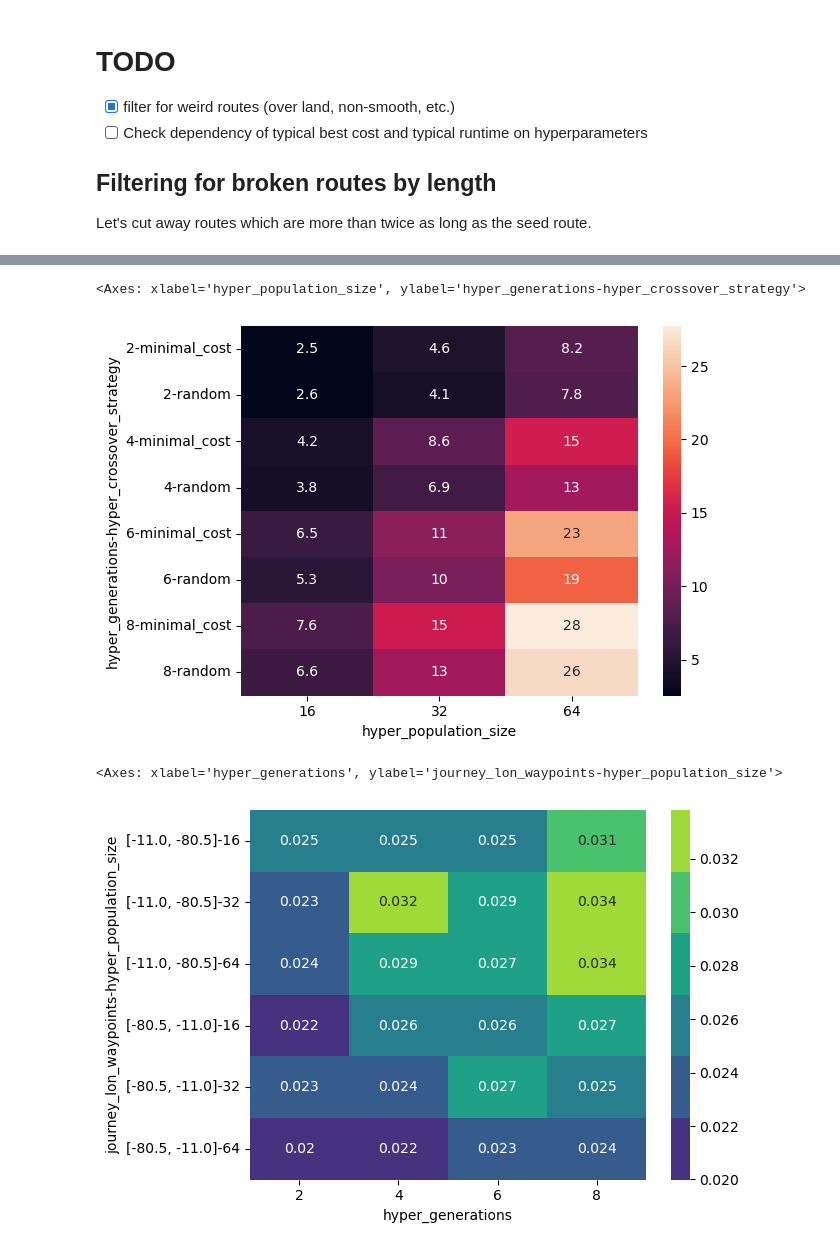
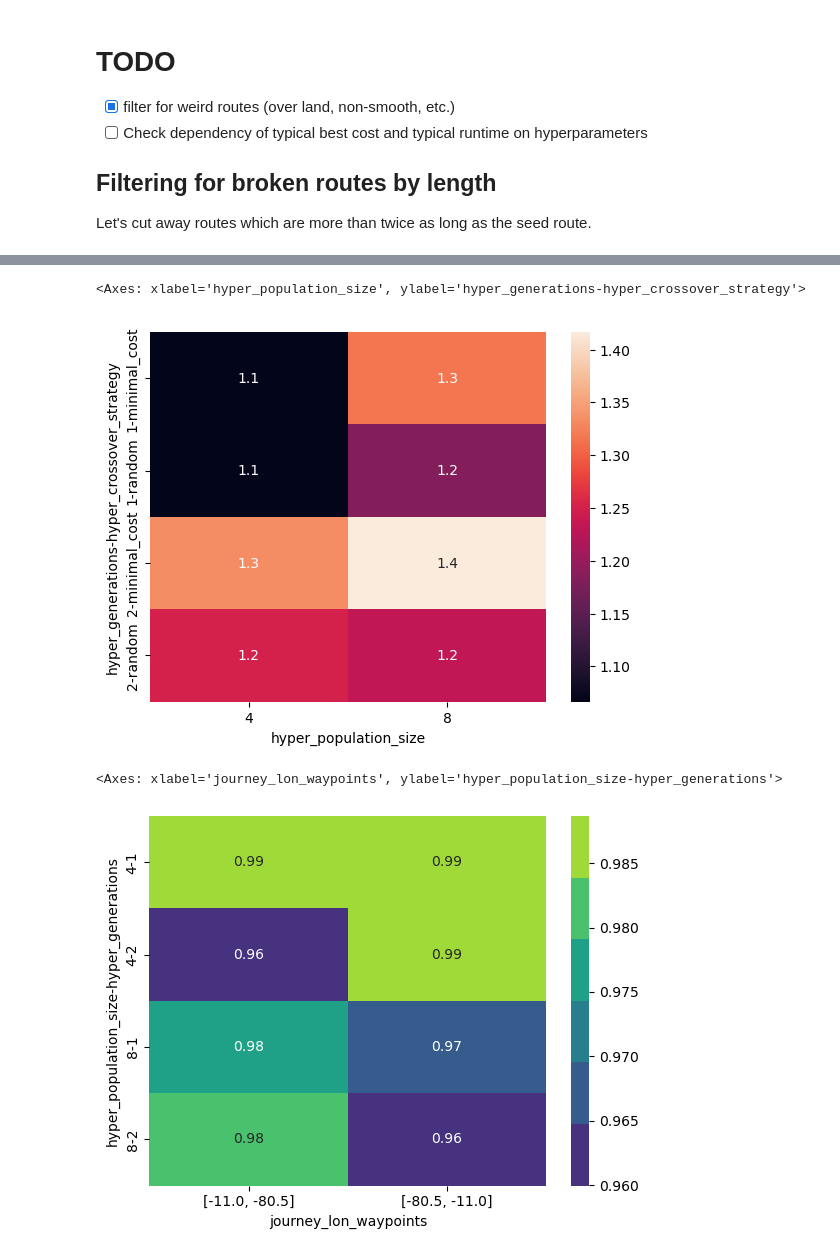
Before and after one commit to willirath/ship_routing, a Jupyter notebook: tuning/hyperparameter_tuning.ipynb, the cells around one changed output, grey strips where cells are left out. Saved outputs shown, nothing was run; the diff lists cells and outputs as text; code cells hidden in the pictures.

```diff
--- a/tuning/hyperparameter_tuning.ipynb
+++ b/tuning/hyperparameter_tuning.ipynb
@@ -23,5 +27,5 @@ from tqdm.auto import tqdm
 # %%
-data_file = Path("../../tuning_results/results.msgpack")
+data_file = Path("results/results_testing_19429596.msgpack")
 # %%
 def load_results(msgpack_file: str, nitems: int = None) -> dict[str, RoutingResult]:
     """Load all results from msgpack file.
@@ -45,7 +49,7 @@ def load_results(msgpack_file: str, nitems: int = None) -> dict[str, RoutingResu
         key: RoutingResult.from_msgpack(value) for key, value in tqdm(list(raw_results.items())[:nitems])
     }
 # %%
-results = load_results(data_file, 1_000)
+results = load_results(data_file, 2000)
 # %%
 len(results)
 # %% [output]
@@ -388,21 +407,21 @@ sns.heatmap(
 )
 # %% [output]
 <Axes: xlabel='hyper_population_size', ylabel='hyper_generations-hyper_crossover_strategy'>
-[figure, old version]
+[figure, new version]
 # %%
 sns.heatmap(
     df_merged
     .groupby(['journey_lon_waypoints', 'hyper_population_size', 'hyper_generations'])
     .elite_cost_relative
     # .quantile(np.linspace(0, 1, 11))
-    .std()
-    .unstack(-1),
+    .median()
+    .unstack(0),
     annot=True,
     cmap=sns.color_palette("viridis")
 )
 # %% [output]
-<Axes: xlabel='hyper_generations', ylabel='journey_lon_waypoints-hyper_population_size'>
+<Axes: xlabel='journey_lon_waypoints', ylabel='hyper_population_size-hyper_generations'>
-[figure, old version]
+[figure, new version]
 # %%
 sns.heatmap(
     (df_merged
```
Also changed, not shown: parts of 22 cells of this notebook.
